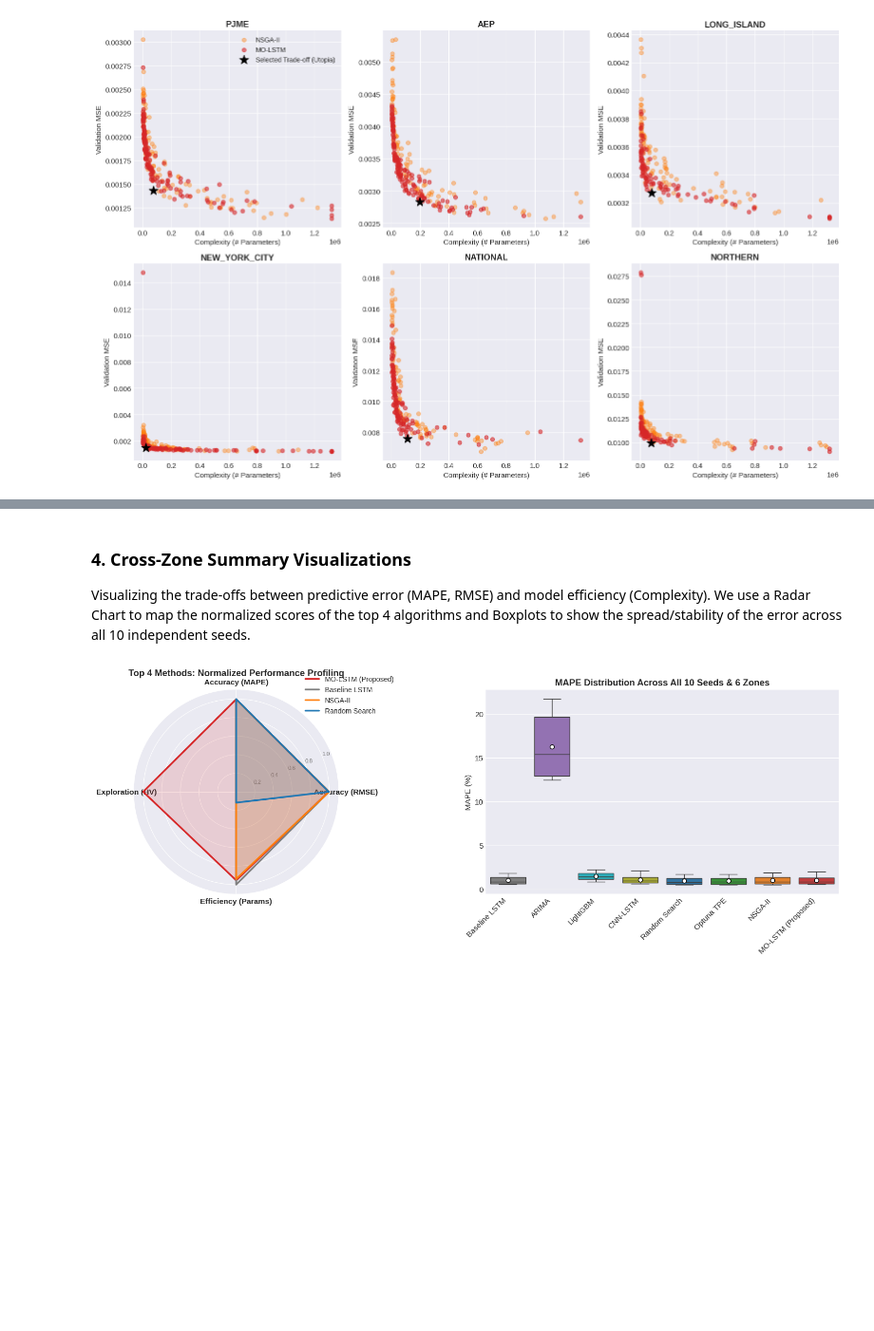
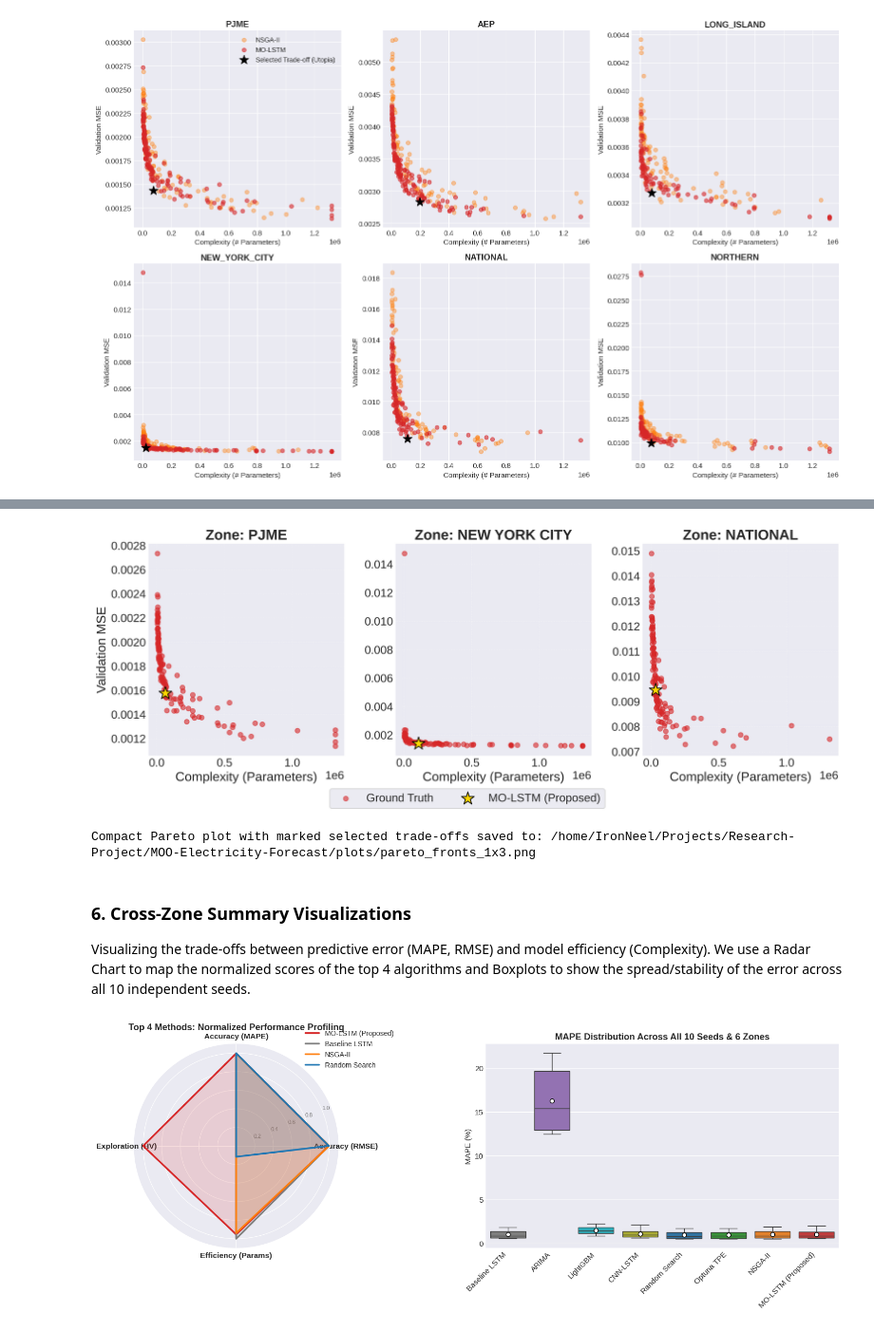
Before and after one commit to NeelayUpadhyay05/moo-electricity-forecast, a Jupyter notebook: notebooks/analysis.ipynb, the cells around one changed output, grey strips where cells are left out. Shown at 95% size. Drawn from its saved outputs; the diff is of its cells as text; code cells hidden in the pictures; blank space fills up the shorter version.

Commit message:
feat(analysis): add latex raw performance table, 72h forecast tracking plot, and shrink pareto grid to 1x3

```diff
--- a/notebooks/analysis.ipynb
+++ b/notebooks/analysis.ipynb
@@ -365,5 +587,73 @@ plt.show()
+# %%
+plt.rcParams.update({
+    'font.size': 18,           # General font size
+    'axes.titlesize': 20,      # Title of each subplot
+    'axes.labelsize': 18,      # X and Y axis labels
+    'xtick.labelsize': 16,     # X axis numbers
+    'ytick.labelsize': 16,     # Y axis numbers
+    'legend.fontsize': 16      # Legend text
+})
+
+paper_zones = ['PJME', 'NEW_YORK_CITY', 'NATIONAL']
+
+# Slightly widened the height dimension to prevent typography from overlapping axis numbers
+fig, axes = plt.subplots(1, 3, figsize=(15, 5.5), dpi=300)
+
+for i, zone in enumerate(paper_zones):
+    ax = axes[i]
+
+    # 1. Plot the complete Pareto front population
+    zone_df = pareto_fronts['musk_ox_multi_lstm'][zone]
+    if zone_df is not None:
+        ax.scatter(zone_df['complexity'], zone_df['val_mse'],
+                   color=COLORS['musk_ox_multi_lstm'], alpha=0.6, s=45, label='Pareto Candidates') # Increased dot size slightly for visibility
+
+    # 2. Extract and plot the selected final model using Utopia point criteria
+    metrics_json_path = RESULTS_DIR / "seed_1" / zone / "musk_ox" / "metrics.json"
+
+    if metrics_json_path.exists():
+        with open(metrics_json_path, 'r') as f:
+            metrics_meta = json.load(f)
+
+        selected_complexity = metrics_meta["best_hyperparams"]["complexity"]
+
+        if zone_df is not None:
+            match = zone_df[zone_df['complexity'] == selected_complexity]
+            if not match.empty:
+                selected_mse = match['val_mse'].values[0]
+
+                # Plot the selected solution with a prominent gold star marker
+                ax.scatter(selected_complexity, selected_mse,
+                           color='#FFD700', edgecolor='black', marker='*',
+                           s=350, linewidths=1.2, zorder=5, label='Selected Model') # Increased star size slightly to match new font sizes
+
+    # Refine plot parameters for clean publication display
+    nice_zone_name = METHOD_LABELS.get(zone, zone.replace('_', ' '))
+
+    # NOTE: Explicit font size attributes have been stripped to enable global parameters
+    ax.set_title(f"Zone: {nice_zone_name}", fontweight="bold")
+    ax.set_xlabel("Complexity (Parameters)")
+    ax.grid(True, linestyle=":", alpha=0.5)
+
+    if i == 0:
+        ax.set_ylabel("Validation MSE")
+
+plt.tight_layout(rect=[0, 0.12, 1, 1])
+fig.legend(["Ground Truth", METHOD_LABELS['musk_ox_multi_lstm']],
+               loc="lower center", bbox_to_anchor=(0.5, -0.06), ncol=2, frameon=True, framealpha=0.95)
+plt.tight_layout()
+
+# Save the final figure to your plots directory
+plot_path = PLOTS_DIR / "pareto_fronts_1x3.png"
+plt.savefig(plot_path, bbox_inches='tight')
+plt.show()
+
+print("Compact Pareto plot with marked selected trade-offs saved to:", plot_path)
+# %% [output]
+[figure, added]
+Compact Pareto plot with marked selected trade-offs saved to: /home/IronNeel/Projects/Research-Project/MOO-Electricity-Forecast/plots/pareto_fronts_1x3.png
 # %% [markdown]
-### 4. Cross-Zone Summary Visualizations
+### 6. Cross-Zone Summary Visualizations
 Visualizing the trade-offs between predictive error (MAPE, RMSE) and model efficiency (Complexity). We use a Radar Chart to map the normalized scores of the top 4 algorithms and Boxplots to show the spread/stability of the error across all 10 independent seeds.
 # %%
 from math import pi
```
Also changed, not shown: parts of 15 cells of this notebook.
